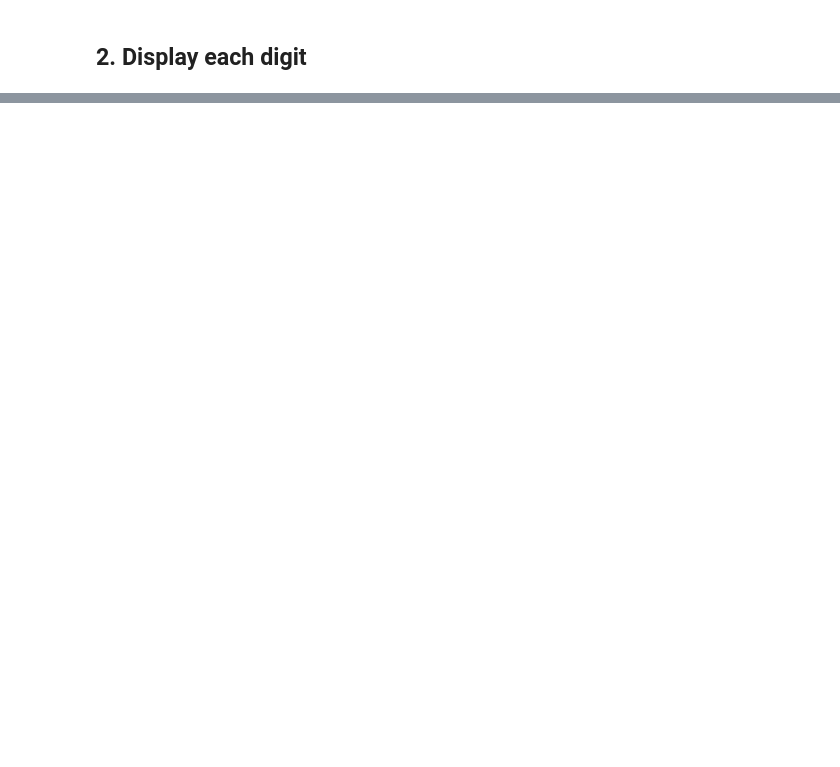
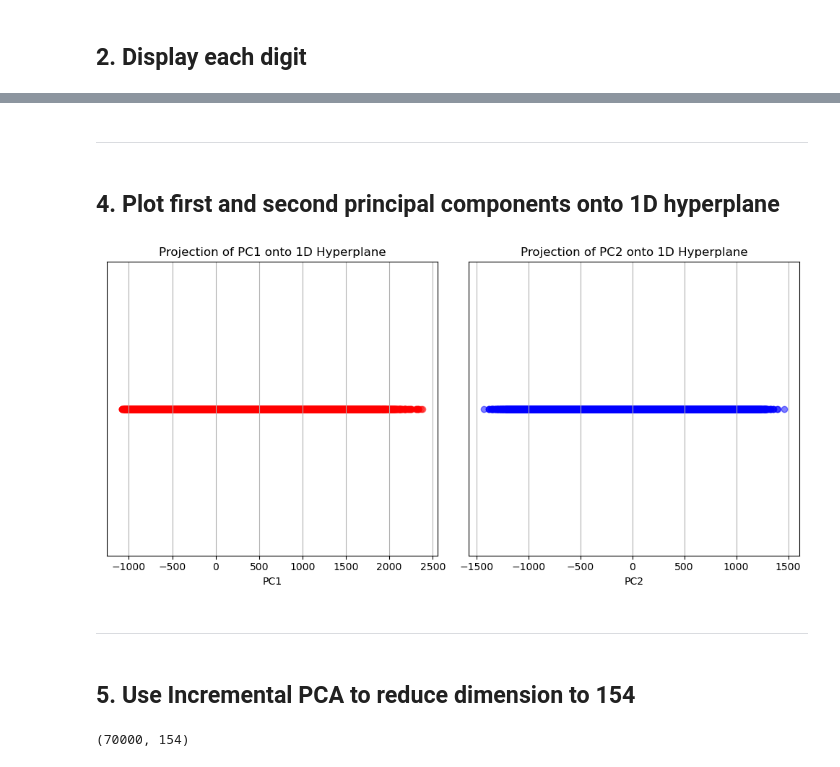
Before and after one commit to Ale248/FALL2024_COMP257, a Jupyter notebook: Assignment1/Question1.ipynb, the cells around one changed output, grey strips where cells are left out. Saved outputs shown, nothing was run; the diff lists cells and outputs as text; code cells hidden in the pictures; blank space fills up the shorter version.

```diff
--- a/Assignment1/Question1.ipynb
+++ b/Assignment1/Question1.ipynb
@@ -33,0 +56,34 @@ plt.show()
+# %% [markdown]
+---
+# %% [markdown]
+## 4. Plot first and second principal components onto 1D hyperplane
+# %%
+pc1 = X_pca_sklearn[:, 0]
+pc2 = X_pca_sklearn[:, 1]
+# %%
+plt.figure(figsize=(10, 5))
+
+# Plot first PC
+plt.subplot(1, 2, 1)
+plt.scatter(pc1, np.zeros_like(pc1), alpha=0.5, c='red', label='PC1')
+plt.title('Projection of PC1 onto 1D Hyperplane')
+plt.xlabel('PC1')
+plt.yticks([])  # Remove y-axis ticks as it's a 1D plot
+plt.grid(True)
+
+# Plot second PC
+plt.subplot(1, 2, 2)
+plt.scatter(pc2, np.zeros_like(pc2), alpha=0.5, c='blue', label='PC2')
+plt.title('Projection of PC2 onto 1D Hyperplane')
+plt.xlabel('PC2')
+plt.yticks([])  # Remove y-axis ticks as it's a 1D plot
+plt.grid(True)
+
+plt.tight_layout()
+plt.show()
+# %% [output]
+[figure, added]
+# %% [markdown]
+---
+# %% [markdown]
+## 5. Use Incremental PCA to reduce dimension to 154
@@ -33,0 +93,4 @@ plt.show()
+# %%
+X_ipca_sklearn.shape
+# %% [output]
+(70000, 154)
```
Also changed, not shown: parts of 22 cells of this notebook, 1 other file.
